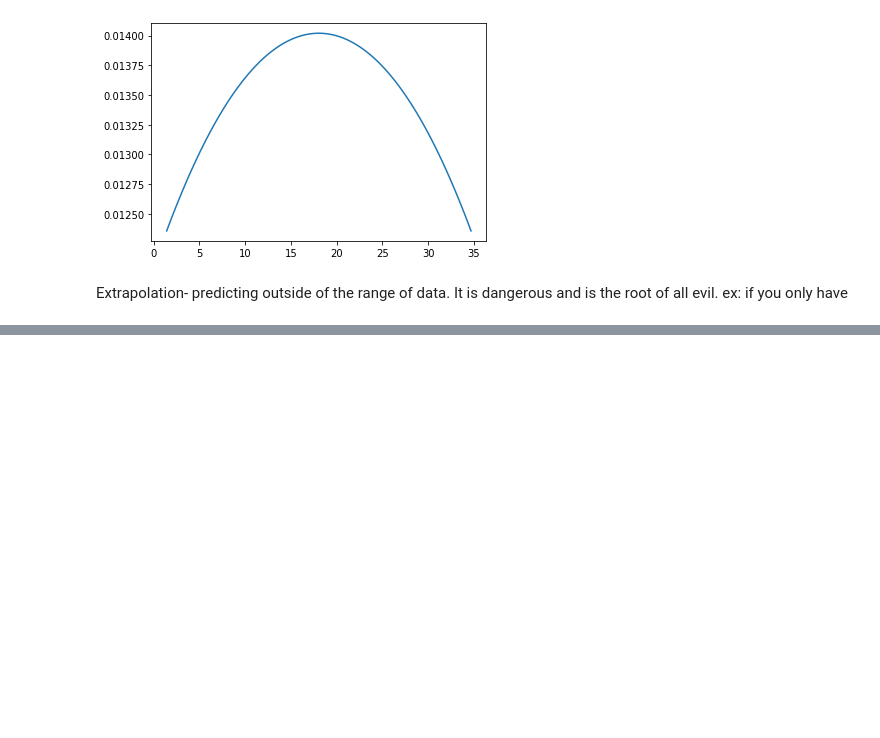
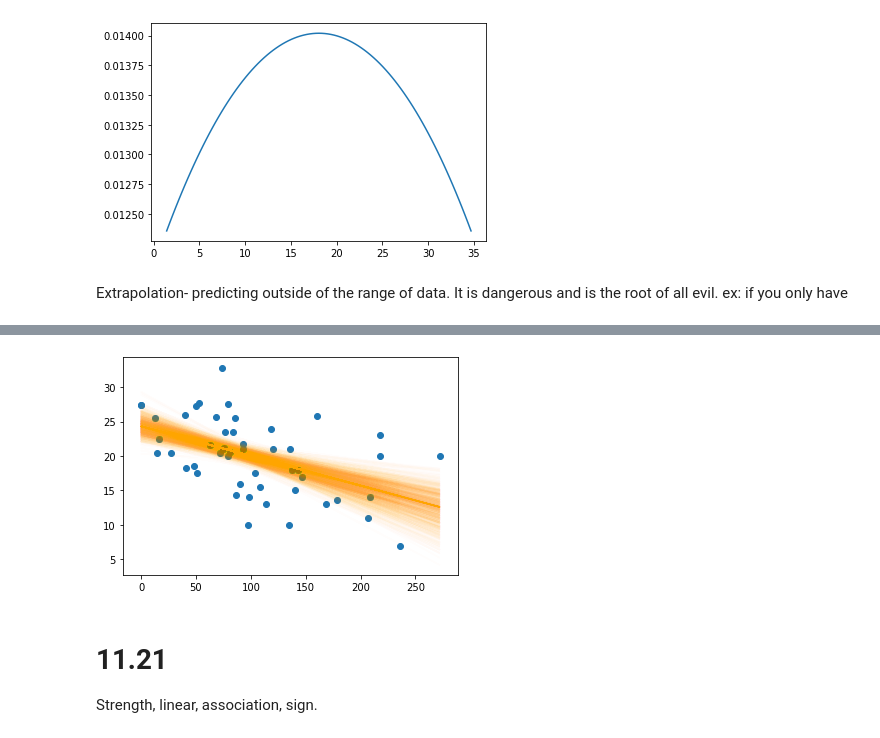
Before and after one commit to josephmlev/levine_j_math_314, a Jupyter notebook: notes/Class_notes_9.23-.ipynb, the cells around one changed output, grey strips where cells are left out. Drawn from its saved outputs; the diff is of its cells as text; code cells hidden in the pictures; blank space fills up the shorter version.

```diff
--- a/notes/Class_notes_9.23-.ipynb
+++ b/notes/Class_notes_9.23-.ipynb
@@ -1182,0 +1269,8 @@ Extrapolation- predicting outside of the range of data. It is dangerous and is t
+# %%
+plt.plot(df['family_income'], betahat[0] + betahat[1] * df['family_income'], color = 'orange')
+plt.scatter(df['family_income'], df['gift_aid'])
+for i in range(R):
+    bp.line(df['family_income'], betas[i, 0] + betas[i, 1] * df['family_income'], color = 'orange', alpha = .01)
+print()
+# %% [output]
+[figure, added]
@@ -1182,0 +1311,4 @@ Extrapolation- predicting outside of the range of data. It is dangerous and is t
+# %% [markdown]
+# 11.21
+
+Strength, linear, association, sign.
```
Also changed, not shown: parts of 37 cells of this notebook.
